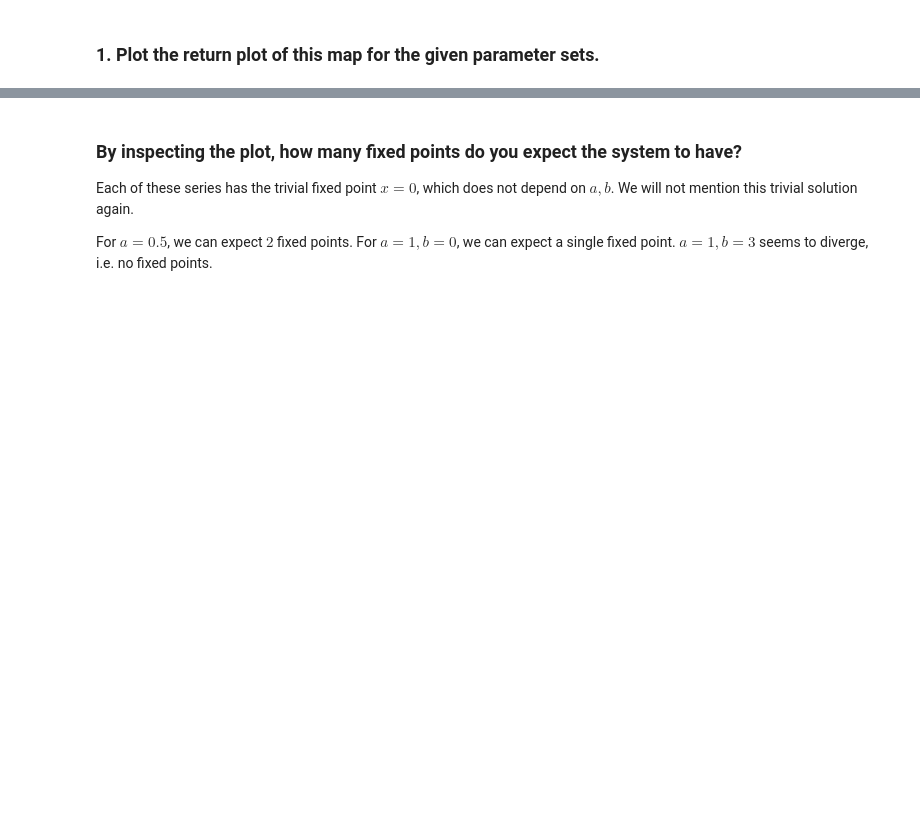
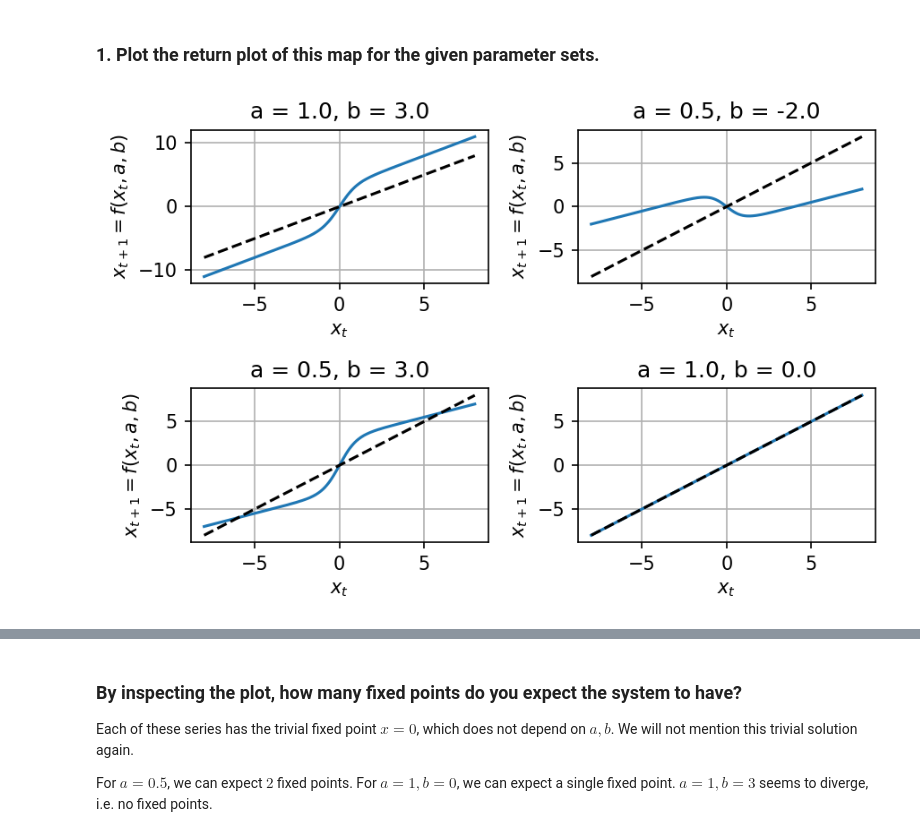
Before and after one commit to LarsKue/TSA-RNN, a Jupyter notebook: ex08/ex08.ipynb, the cells around one changed output, grey strips where cells are left out. Cells and saved outputs as stored; diff of their text form; code cells hidden in the pictures; blank space fills up the shorter version.

```diff
--- a/ex08/ex08.ipynb
+++ b/ex08/ex08.ipynb
@@ -17,3 +17,28 @@ def f(x, a, b):
     return a * x + b * np.tanh(x)
 # %% [markdown]
 ### 1. Plot the return plot of this map for the given parameter sets.
+# %%
+params = [
+    dict(a=1.0, b=3.0),
+    dict(a=0.5, b=-2.0),
+    dict(a=0.5, b=3.0),
+    dict(a=1.0, b=0.0),
+]
+
+fig, axes = plt.subplots(2, 2)
+
+for i, p in enumerate(params):
+    a, b = p.values()
+    x = np.linspace(-8, 8, 1000)
+    index = np.unravel_index(i, (2,2))
+    axes[index].plot(x, f(x, a, b))
+    axes[index].plot(x, x, "--", color="k")
+
+    axes[index].grid()
+    axes[index].set_title(f"a = {a}, b = {b}")
+    axes[index].set_xlabel("$x_t$")
+    axes[index].set_ylabel("$x_{t+1}=f(x_t,a,b)$")
+
+fig.tight_layout()
+# %% [output]
+[figure, added]
```
Also changed, not shown: parts of 6 cells of this notebook.
